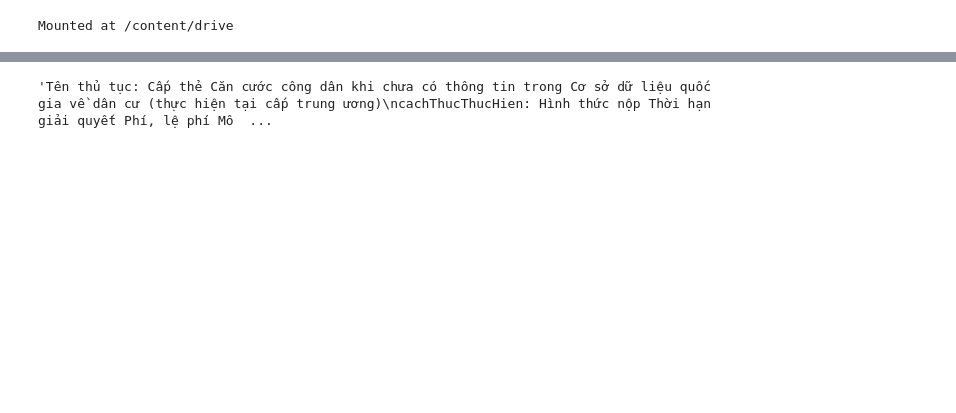
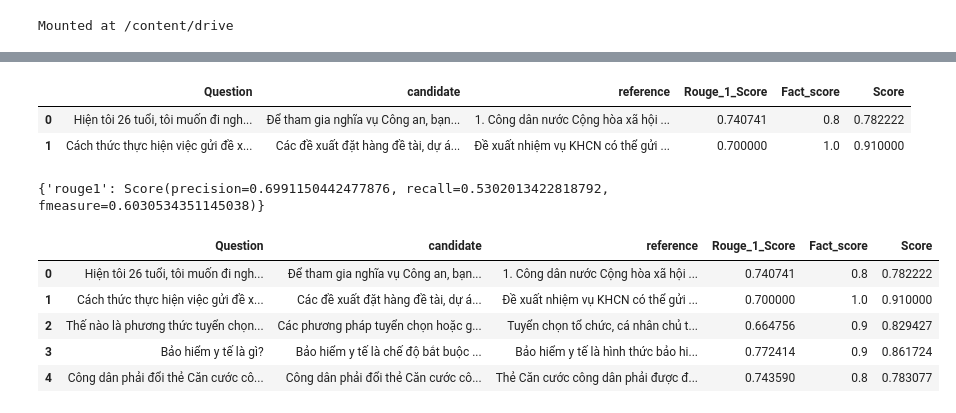
Before and after one commit to TienNhat5103/Chatbot_TTHC, a Jupyter notebook: Chatbot.ipynb, the cells around one changed output, grey strips where cells are left out. Cells and saved outputs as stored; diff of their text form; code cells hidden in the pictures; blank space fills up the shorter version.

```diff
--- a/Chatbot.ipynb
+++ b/Chatbot.ipynb
@@ -173 +198,7 @@ This share link expires in 1 week. For free permanent hosting and GPU upgrades,
+# %%
+evaluate_df
+# %% [output]
+|  | Question | candidate | reference | Rouge_1_Score | Fact_score | Score |
+| 0 | Hiện tôi 26 tuổi, tôi muốn đi ngh... | Để tham gia nghĩa vụ Công an, bạn... | 1. Công dân nước Cộng hòa xã hội ... | 0.740741 | 0.8 | 0.782222 |
+| 1 | Cách thức thực hiện việc gửi đề x... | Các đề xuất đặt hàng đề tài, dự á... | Đề xuất nhiệm vụ KHCN có thể gửi ... | 0.700000 | 1.0 | 0.910000 |
 # %%
@@ -187,7 +218,3 @@ top_docs = "\n\n".join(ranked_docs[:3])
 final_prompt = PROMPT.format(context=top_docs, question=user_query)
 
 answer = llm_pipeline(final_prompt)[0]['generated_text']
-# %%
-top_docs
-# %% [output]
-'Tên thủ tục: Cấp thẻ Căn cước công dân khi chưa có thông tin trong Cơ sở dữ liệu quốc gia về dân cư (thực hiện tại cấp trung ương)\ncachThucThucHien: Hình thức nộp Thời hạn giải quyết Phí, lệ phí Mô  ...
@@ -193,0 +223,27 @@ top_docs
+# %%
+candidate = answer
+reference = "Trong thời hạn 10 ngày làm việc, kể từ ngày nhận đủ hồ sơ hợp lệ, Cục Hàng hải Việt Nam tổ chức thẩm tra, cấp Giấy chứng nhận và trả kết quả trực tiếp cho doanh nghiệp hoặc gửi qua hệ thống bưu chính; trường hợp không cấp Giấy chứng nhận, Cục Hàng hải Việt Nam phải có văn bản trả lời doanh nghiệp và nêu rõ lý do."
+# %%
+scorer = rouge_scorer.RougeScorer(['rouge1'], use_stemmer=True)
+scores = scorer.score(
+    candidate,
+    reference
+)
+print(scores)
+# %% [output]
+{'rouge1': Score(precision=0.6991150442477876, recall=0.5302013422818792, fmeasure=0.6030534351145038)}
+# %%
+Fact_score = 0.8
+Score = Fact_score*0.7 + scores['rouge1'].fmeasure*0.3
+# %%
+#them vao df
+evaluate_df.loc[4] = [user_query, candidate, reference, scores['rouge1'].fmeasure, Fact_score,Score]
+# %%
+evaluate_df
+# %% [output]
+|  | Question | candidate | reference | Rouge_1_Score | Fact_score | Score |
+| 0 | Hiện tôi 26 tuổi, tôi muốn đi ngh... | Để tham gia nghĩa vụ Công an, bạn... | 1. Công dân nước Cộng hòa xã hội ... | 0.740741 | 0.8 | 0.782222 |
+| 1 | Cách thức thực hiện việc gửi đề x... | Các đề xuất đặt hàng đề tài, dự á... | Đề xuất nhiệm vụ KHCN có thể gửi ... | 0.700000 | 1.0 | 0.910000 |
+| 2 | Thế nào là phương thức tuyển chọn... | Các phương pháp tuyển chọn hoặc g... | Tuyển chọn tổ chức, cá nhân chủ t... | 0.664756 | 0.9 | 0.829427 |
+| 3 | Bảo hiểm y tế là gì? | Bảo hiểm y tế là chế độ bắt buộc ... | Bảo hiểm y tế là hình thức bảo hi... | 0.772414 | 0.9 | 0.861724 |
+| 4 | Công dân phải đổi thẻ Căn cước cô... | Công dân phải đổi thẻ Căn cước cô... | Thẻ Căn cước công dân phải được đ... | 0.743590 | 0.8 | 0.783077 |
```
Also changed, not shown: parts of 12 cells of this notebook.
